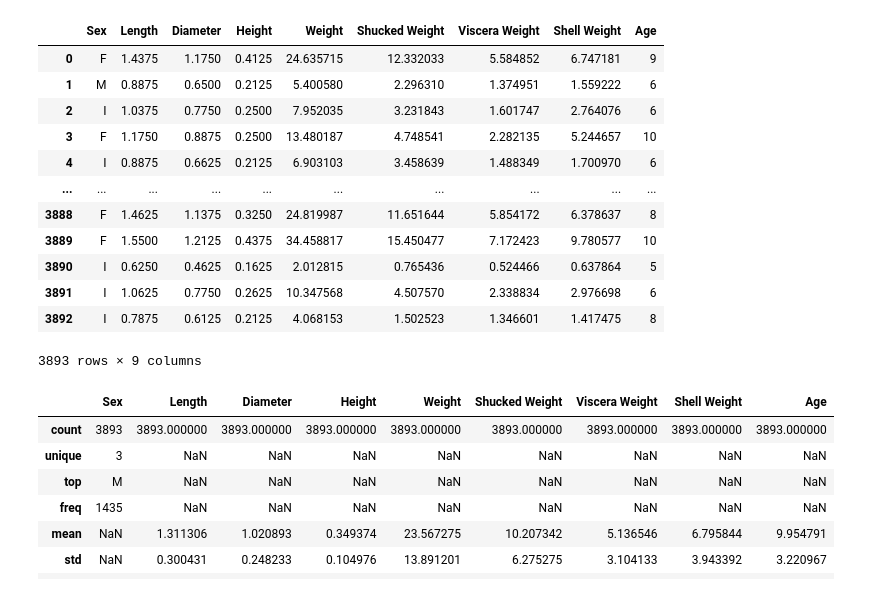
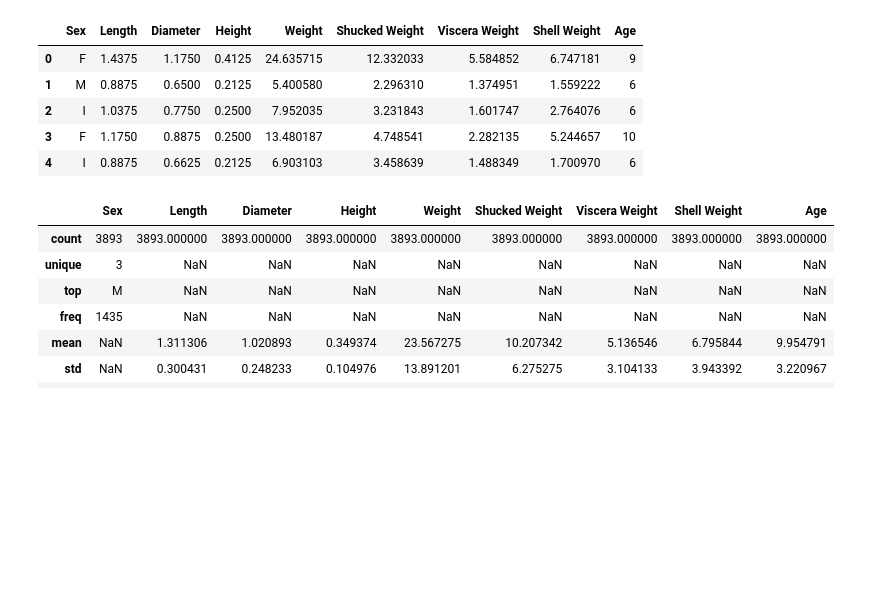
Before and after one commit to Aravinth-Megnath/Crab, a Jupyter notebook: crab_age_prediction.ipynb, the cells around one changed output. Cells and saved outputs as stored; diff of their text form; code cells hidden in the pictures; blank space fills up the shorter version.

```diff
--- a/crab_age_prediction.ipynb
+++ b/crab_age_prediction.ipynb
@@ -2,21 +2,14 @@
 import pandas as pd
 # %%
 df = pd.read_csv('CrabAgePrediction.csv')
-df
+df.head()
 # %% [output]
 |  | Sex | Length | Diameter | Height | Weight | Shucked Weight | Viscera Weight | Shell Weight | Age |
 | 0 | F | 1.4375 | 1.1750 | 0.4125 | 24.635715 | 12.332033 | 5.584852 | 6.747181 | 9 |
 | 1 | M | 0.8875 | 0.6500 | 0.2125 | 5.400580 | 2.296310 | 1.374951 | 1.559222 | 6 |
 | 2 | I | 1.0375 | 0.7750 | 0.2500 | 7.952035 | 3.231843 | 1.601747 | 2.764076 | 6 |
 | 3 | F | 1.1750 | 0.8875 | 0.2500 | 13.480187 | 4.748541 | 2.282135 | 5.244657 | 10 |
 | 4 | I | 0.8875 | 0.6625 | 0.2125 | 6.903103 | 3.458639 | 1.488349 | 1.700970 | 6 |
-| ... | ... | ... | ... | ... | ... | ... | ... | ... | ... |
-| 3888 | F | 1.4625 | 1.1375 | 0.3250 | 24.819987 | 11.651644 | 5.854172 | 6.378637 | 8 |
-| 3889 | F | 1.5500 | 1.2125 | 0.4375 | 34.458817 | 15.450477 | 7.172423 | 9.780577 | 10 |
-| 3890 | I | 0.6250 | 0.4625 | 0.1625 | 2.012815 | 0.765436 | 0.524466 | 0.637864 | 5 |
-| 3891 | I | 1.0625 | 0.7750 | 0.2625 | 10.347568 | 4.507570 | 2.338834 | 2.976698 | 6 |
-| 3892 | I | 0.7875 | 0.6125 | 0.2125 | 4.068153 | 1.502523 | 1.346601 | 1.417475 | 8 |
-3893 rows × 9 columns
 # %%
 df.describe(include='all')
 # %% [output]
```
